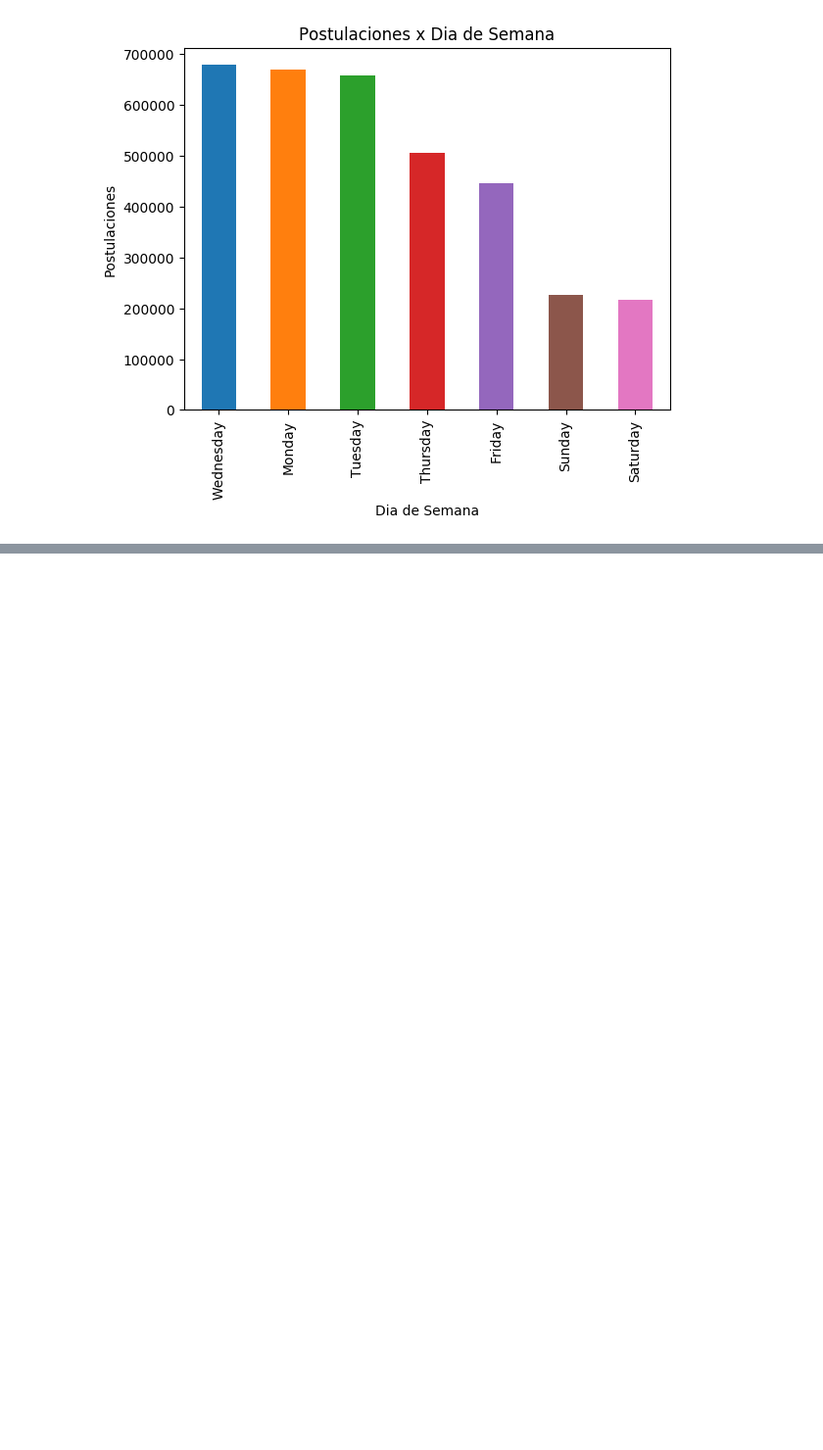
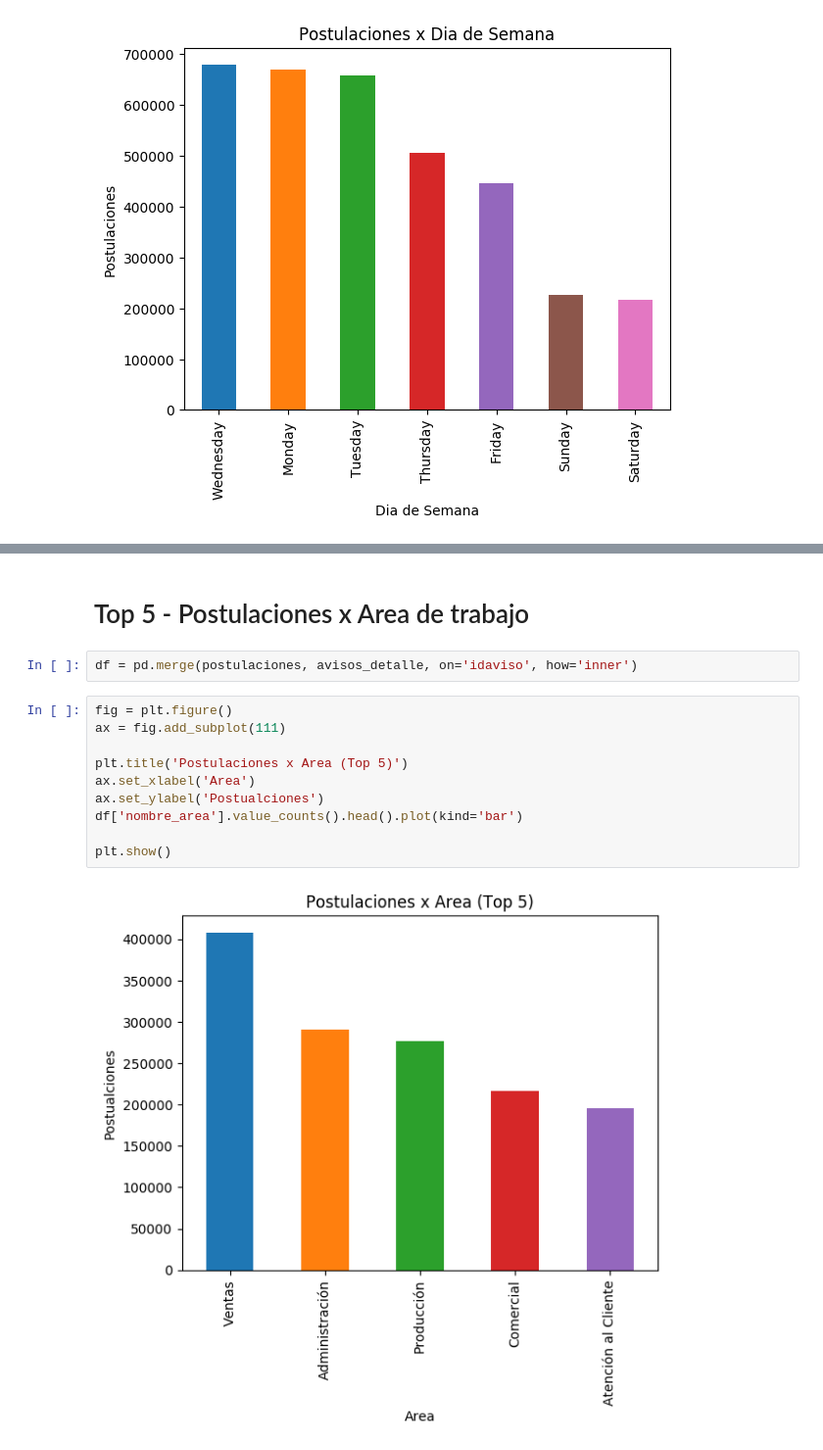
Before and after one commit to BrigliaAn/TP1-AnalisisExploratorio-ZonaJobs, a Jupyter notebook: Santiago.ipynb, the cells around one changed output, grey strips where cells are left out. Shown: that part at 98% size. Saved outputs shown, nothing was run; the diff lists cells and outputs as text; blank space fills up the shorter version.

```diff
--- a/Santiago.ipynb
+++ b/Santiago.ipynb
@@ -100,0 +178,16 @@ plt.show()
+# %% [markdown]
+# Top 5 - Postulaciones x Area de trabajo
+# %%
+df = pd.merge(postulaciones, avisos_detalle, on='idaviso', how='inner')
+# %%
+fig = plt.figure()
+ax = fig.add_subplot(111)
+
+plt.title('Postulaciones x Area (Top 5)')
+ax.set_xlabel('Area')
+ax.set_ylabel('Postualciones')
+df['nombre_area'].value_counts().head().plot(kind='bar')
+
+plt.show()
+# %% [output]
+[figure, added]
```
Also changed, not shown: parts of 11 cells of this notebook.
